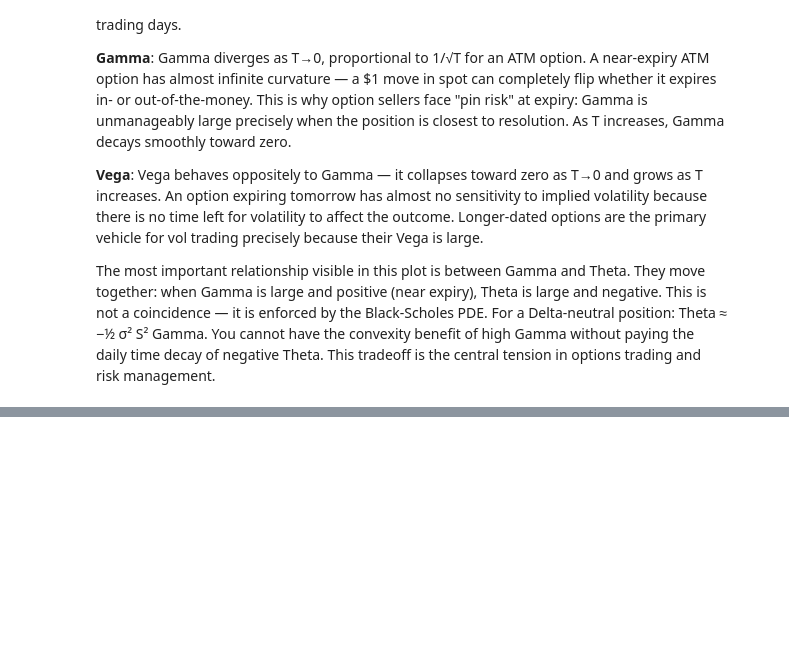
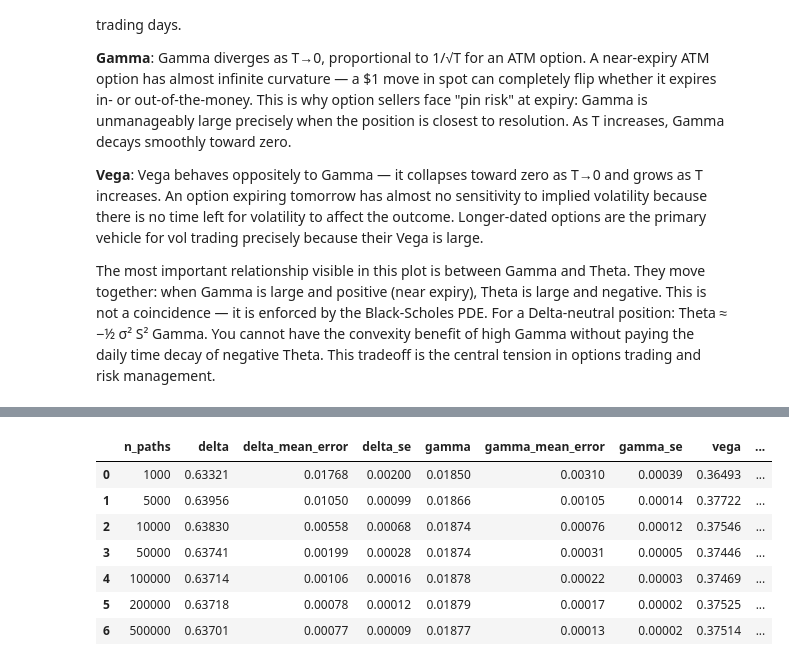
Before and after one commit to bfl-almeida/project_monte_carlo, a Jupyter notebook: notebooks/research_demo_greeks.ipynb, the cells around one changed output, grey strips where cells are left out. Saved outputs shown, nothing was run; the diff lists cells and outputs as text; code cells hidden in the pictures; blank space fills up the shorter version.

```diff
--- a/notebooks/research_demo_greeks.ipynb
+++ b/notebooks/research_demo_greeks.ipynb
@@ -231,0 +322,11 @@ df_disc[["n_steps", "dt", "mc_price", "std_error", "ci_lower", "ci_upper", "runt
+# %%
+agg_df
+# %% [output]
+|  | n_paths | delta | delta_mean_error | delta_se | gamma | gamma_mean_error | gamma_se | vega | ... |
+| 0 | 1000 | 0.63321 | 0.01768 | 0.00200 | 0.01850 | 0.00310 | 0.00039 | 0.36493 | ... |
+| 1 | 5000 | 0.63956 | 0.01050 | 0.00099 | 0.01866 | 0.00105 | 0.00014 | 0.37722 | ... |
+| 2 | 10000 | 0.63830 | 0.00558 | 0.00068 | 0.01874 | 0.00076 | 0.00012 | 0.37546 | ... |
+| 3 | 50000 | 0.63741 | 0.00199 | 0.00028 | 0.01874 | 0.00031 | 0.00005 | 0.37446 | ... |
+| 4 | 100000 | 0.63714 | 0.00106 | 0.00016 | 0.01878 | 0.00022 | 0.00003 | 0.37469 | ... |
+| 5 | 200000 | 0.63718 | 0.00078 | 0.00012 | 0.01879 | 0.00017 | 0.00002 | 0.37525 | ... |
+| 6 | 500000 | 0.63701 | 0.00077 | 0.00009 | 0.01877 | 0.00013 | 0.00002 | 0.37514 | ... |
```
Also changed, not shown: parts of 8 cells of this notebook.
